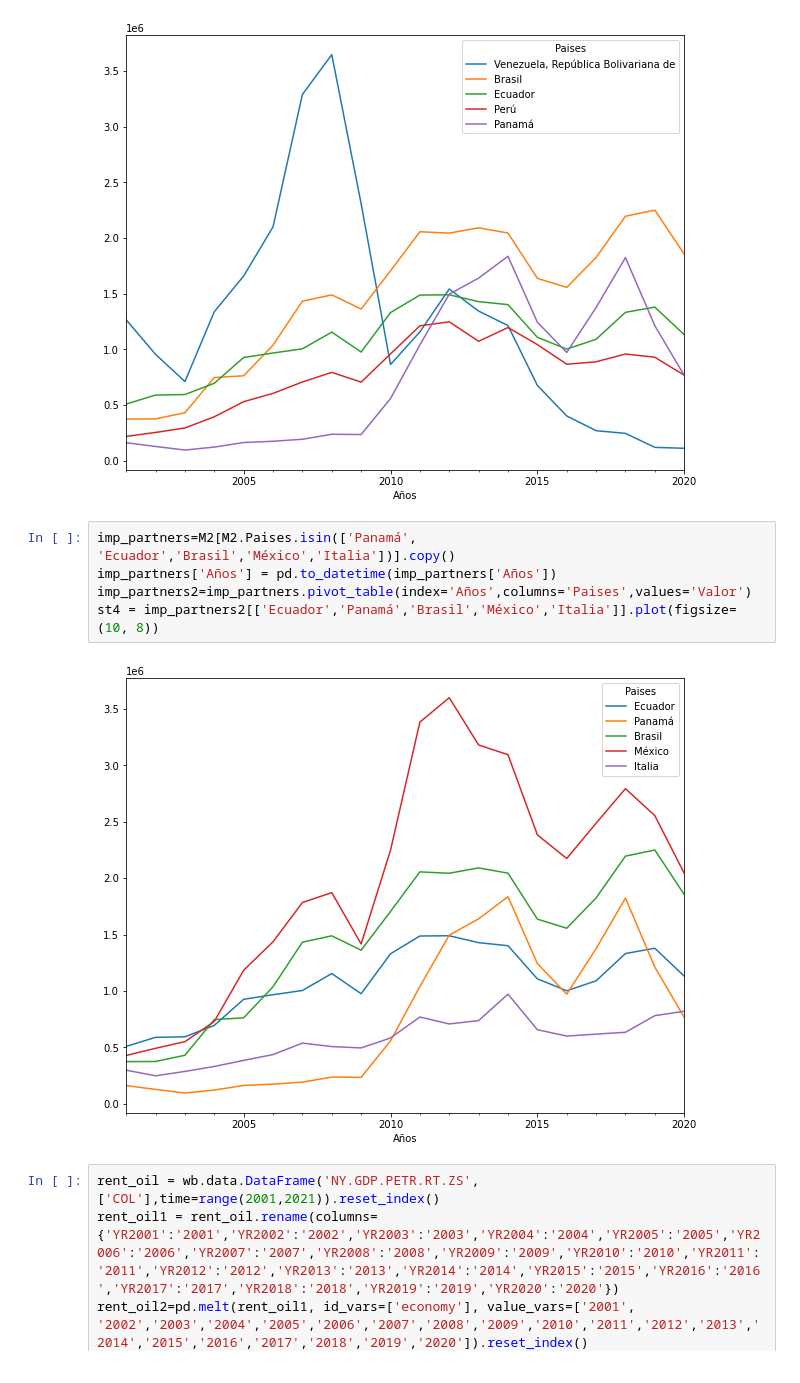
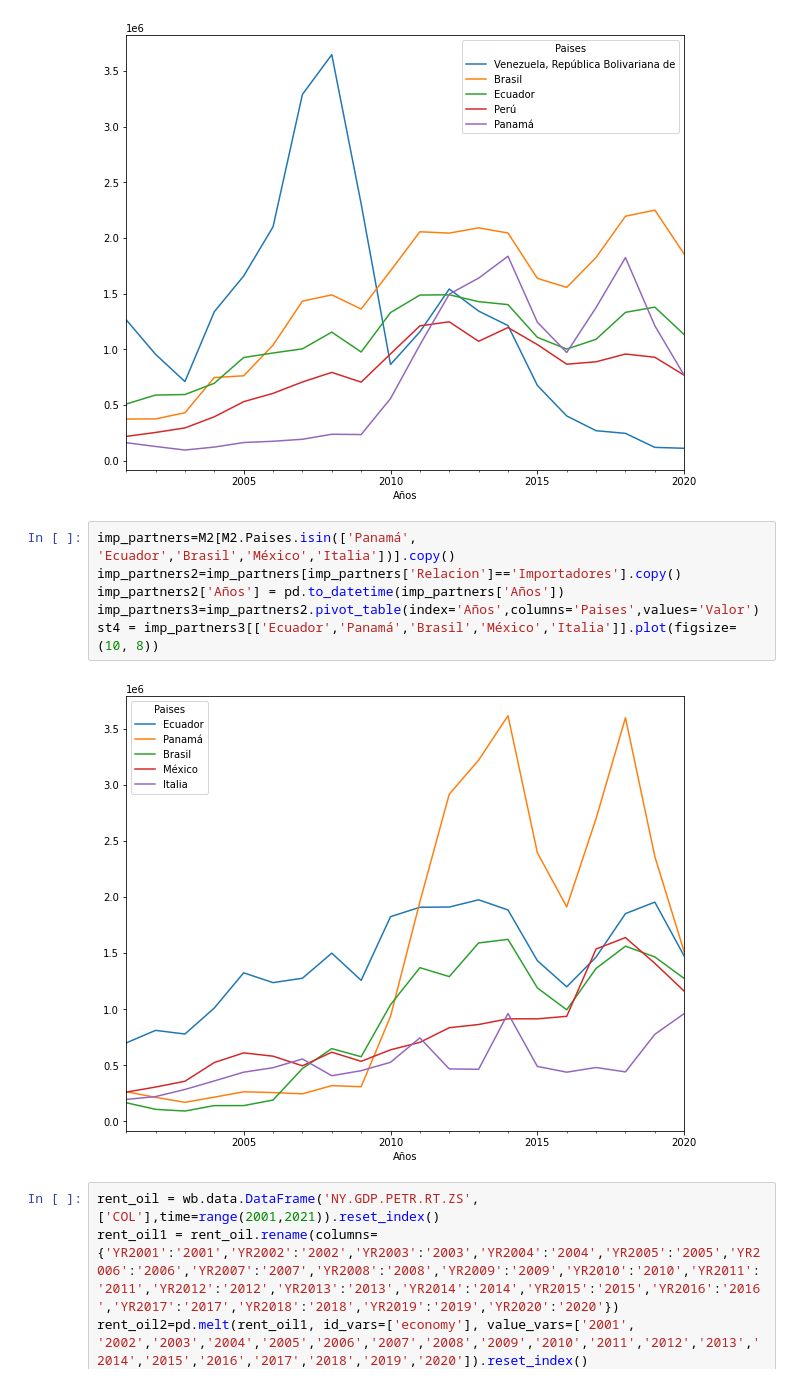
Before and after one commit to LuchoValr/Semillero, a Jupyter notebook: Proyecto_semillero_Avance1.ipynb, the cells around one changed output. Drawn from its saved outputs; the diff is of its cells as text.

```diff
--- a/Proyecto_semillero_Avance1.ipynb
+++ b/Proyecto_semillero_Avance1.ipynb
@@ -169,11 +190,12 @@ st3
 [figure]
 # %%
 imp_partners=M2[M2.Paises.isin(['Panamá', 'Ecuador','Brasil','México','Italia'])].copy()
-imp_partners['Años'] = pd.to_datetime(imp_partners['Años'])
-imp_partners2=imp_partners.pivot_table(index='Años',columns='Paises',values='Valor')
-st4 = imp_partners2[['Ecuador','Panamá','Brasil','México','Italia']].plot(figsize=(10, 8))
+imp_partners2=imp_partners[imp_partners['Relacion']=='Importadores'].copy()
+imp_partners2['Años'] = pd.to_datetime(imp_partners['Años'])
+imp_partners3=imp_partners2.pivot_table(index='Años',columns='Paises',values='Valor')
+st4 = imp_partners3[['Ecuador','Panamá','Brasil','México','Italia']].plot(figsize=(10, 8))
 # %% [output]
-[figure, old version]
+[figure, new version]
 # %%
 rent_oil = wb.data.DataFrame('NY.GDP.PETR.RT.ZS', ['COL'],time=range(2001,2021)).reset_index()
 rent_oil1 = rent_oil.rename(columns={'YR2001':'2001','YR2002':'2002','YR2003':'2003','YR2004':'2004','YR2005':'2005','YR2006':'2006','YR2007':'2007','YR2008':'2008','YR2009':'2009','YR2010':'2010','YR2011':'2011','YR2012':'2012','YR2013':'2013','YR2014':'2014','YR2015':'2015','YR2016':'2016','YR2017':'2017','YR2018':'2018','YR2019':'2019','YR2020':'2020'})
```
Also changed, not shown: parts of 11 cells of this notebook.
